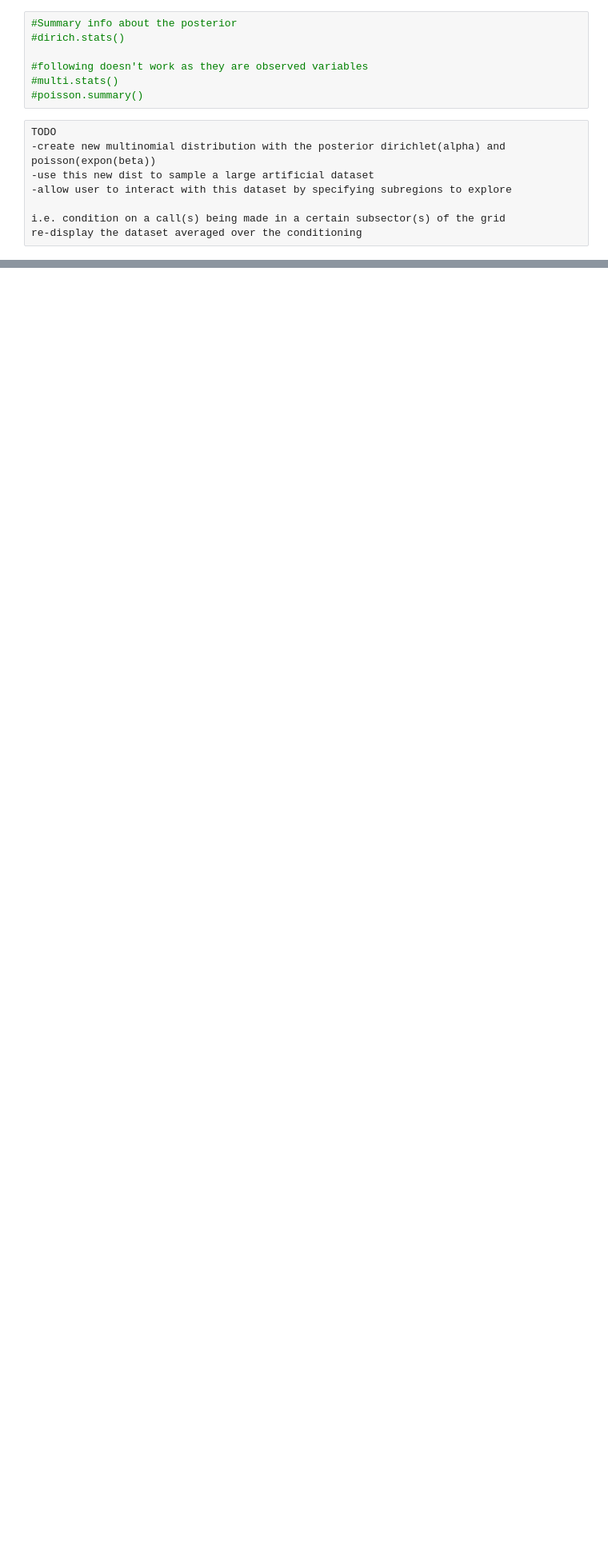
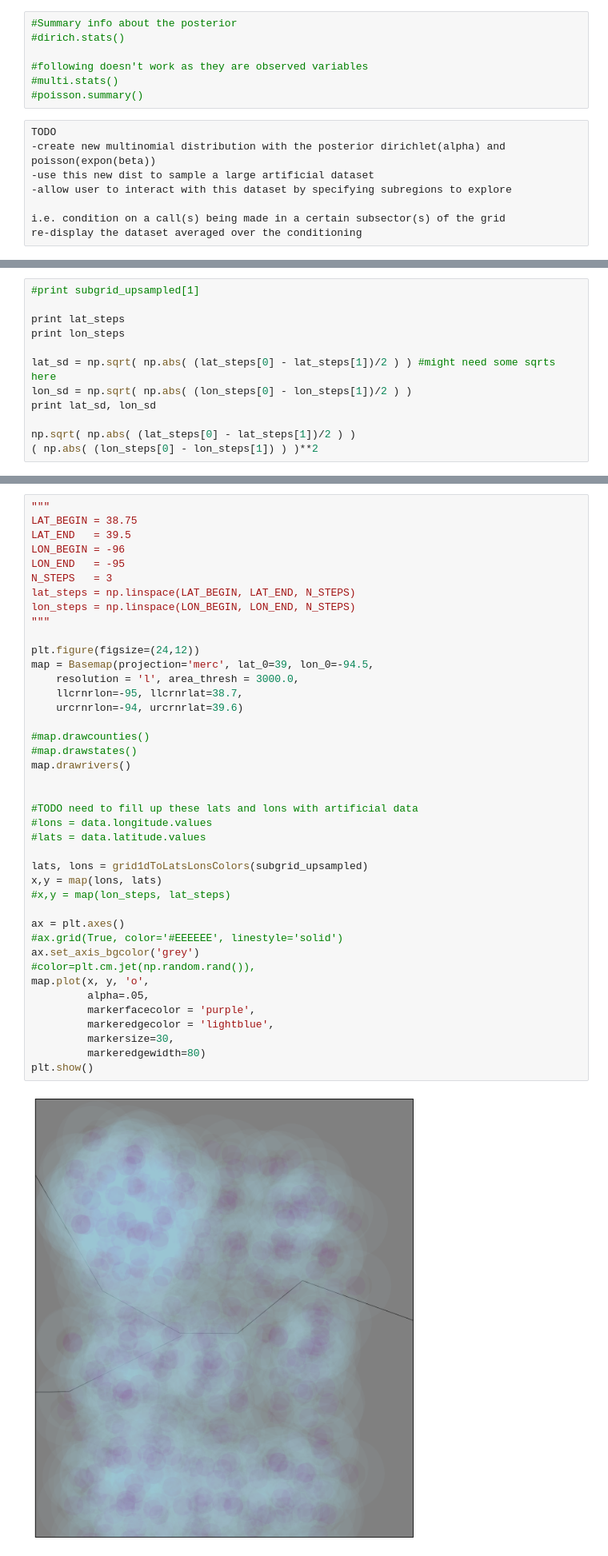
Before and after one commit to nikisix/kcData, a Jupyter notebook: 311/distributions.ipynb, the cells around one changed output, grey strips where cells are left out. Shown at 80% size. Saved outputs shown, nothing was run; the diff lists cells and outputs as text; blank space fills up the shorter version.

```diff
--- a/311/distributions.ipynb
+++ b/311/distributions.ipynb
@@ -370,0 +534,12 @@ MemoryError:
+# %%
+#print subgrid_upsampled[1]
+
+print lat_steps
+print lon_steps
+
+lat_sd = np.sqrt( np.abs( (lat_steps[0] - lat_steps[1])/2 ) ) #might need some sqrts here
+lon_sd = np.sqrt( np.abs( (lon_steps[0] - lon_steps[1])/2 ) )
+print lat_sd, lon_sd
+
+np.sqrt( np.abs( (lat_steps[0] - lat_steps[1])/2 ) )
+( np.abs( (lon_steps[0] - lon_steps[1]) ) )**2
@@ -370,0 +597,43 @@ MemoryError:
+# %%
+"""
+LAT_BEGIN = 38.75
+LAT_END   = 39.5
+LON_BEGIN = -96
+LON_END   = -95
+N_STEPS   = 3
+lat_steps = np.linspace(LAT_BEGIN, LAT_END, N_STEPS)
+lon_steps = np.linspace(LON_BEGIN, LON_END, N_STEPS)
+"""
+
+plt.figure(figsize=(24,12))
+map = Basemap(projection='merc', lat_0=39, lon_0=-94.5,
+    resolution = 'l', area_thresh = 3000.0,
+    llcrnrlon=-95, llcrnrlat=38.7,
+    urcrnrlon=-94, urcrnrlat=39.6)
+
+#map.drawcounties()
+#map.drawstates()
+map.drawrivers()
+
+
+#TODO need to fill up these lats and lons with artificial data
+#lons = data.longitude.values
+#lats = data.latitude.values
+
+lats, lons = grid1dToLatsLonsColors(subgrid_upsampled)
+x,y = map(lons, lats)
+#x,y = map(lon_steps, lat_steps)
+
+ax = plt.axes()
+#ax.grid(True, color='#EEEEEE', linestyle='solid')
+ax.set_axis_bgcolor('grey')
+#color=plt.cm.jet(np.random.rand()),
+map.plot(x, y, 'o',
+         alpha=.05,
+         markerfacecolor = 'purple',
+         markeredgecolor = 'lightblue',
+         markersize=30,
+         markeredgewidth=80)
+plt.show()
+# %% [output]
+[figure, added]
```
Also changed, not shown: parts of 28 cells of this notebook.
